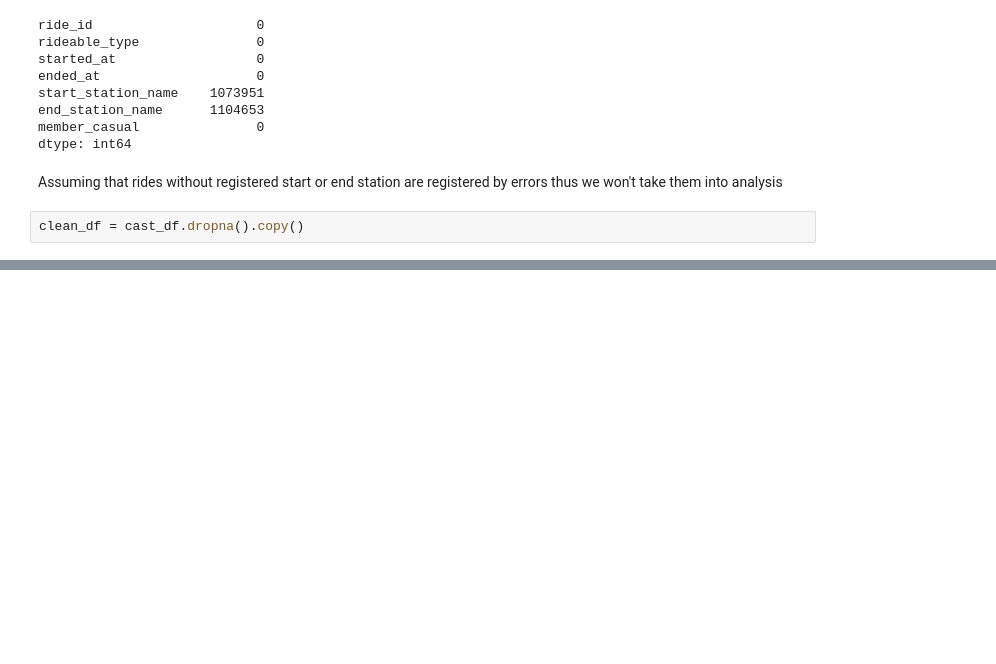
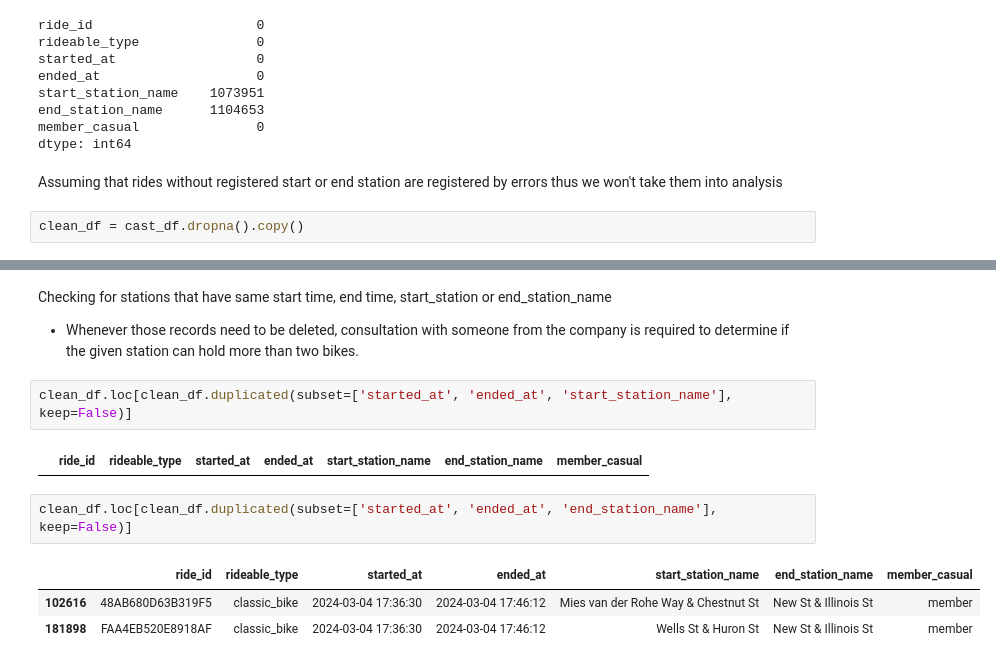
Before and after one commit to yakubszatkowski/Google-Data-Analytics-Project, a Jupyter notebook: main.ipynb, the cells around one changed output, grey strips where cells are left out. Saved outputs shown, nothing was run; the diff lists cells and outputs as text; blank space fills up the shorter version.

```diff
--- a/main.ipynb
+++ b/main.ipynb
@@ -191,0 +224,13 @@ clean_df = cast_df.dropna().copy()
+# %% [markdown]
+Checking for stations that have same start time, end time, start_station or end_station_name
+* Whenever those records need to be deleted, consultation with someone from the company is required to determine if the given station can hold more than two bikes.
+# %%
+clean_df.loc[clean_df.duplicated(subset=['started_at', 'ended_at', 'start_station_name'], keep=False)]
+# %% [output]
+|  | ride_id | rideable_type | started_at | ended_at | start_station_name | end_station_name | member_casual |
+# %%
+clean_df.loc[clean_df.duplicated(subset=['started_at', 'ended_at', 'end_station_name'], keep=False)]
+# %% [output]
+|  | ride_id | rideable_type | started_at | ended_at | start_station_name | end_station_name | member_casual |
+| 102616 | 48AB680D63B319F5 | classic_bike | 2024-03-04 17:36:30 | 2024-03-04 17:46:12 | Mies van der Rohe Way & Chestnut St | New St & Illinois St | member |
+| 181898 | FAA4EB520E8918AF | classic_bike | 2024-03-04 17:36:30 | 2024-03-04 17:46:12 | Wells St & Huron St | New St & Illinois St | member |
```
Also changed, not shown: parts of 6 cells of this notebook.
